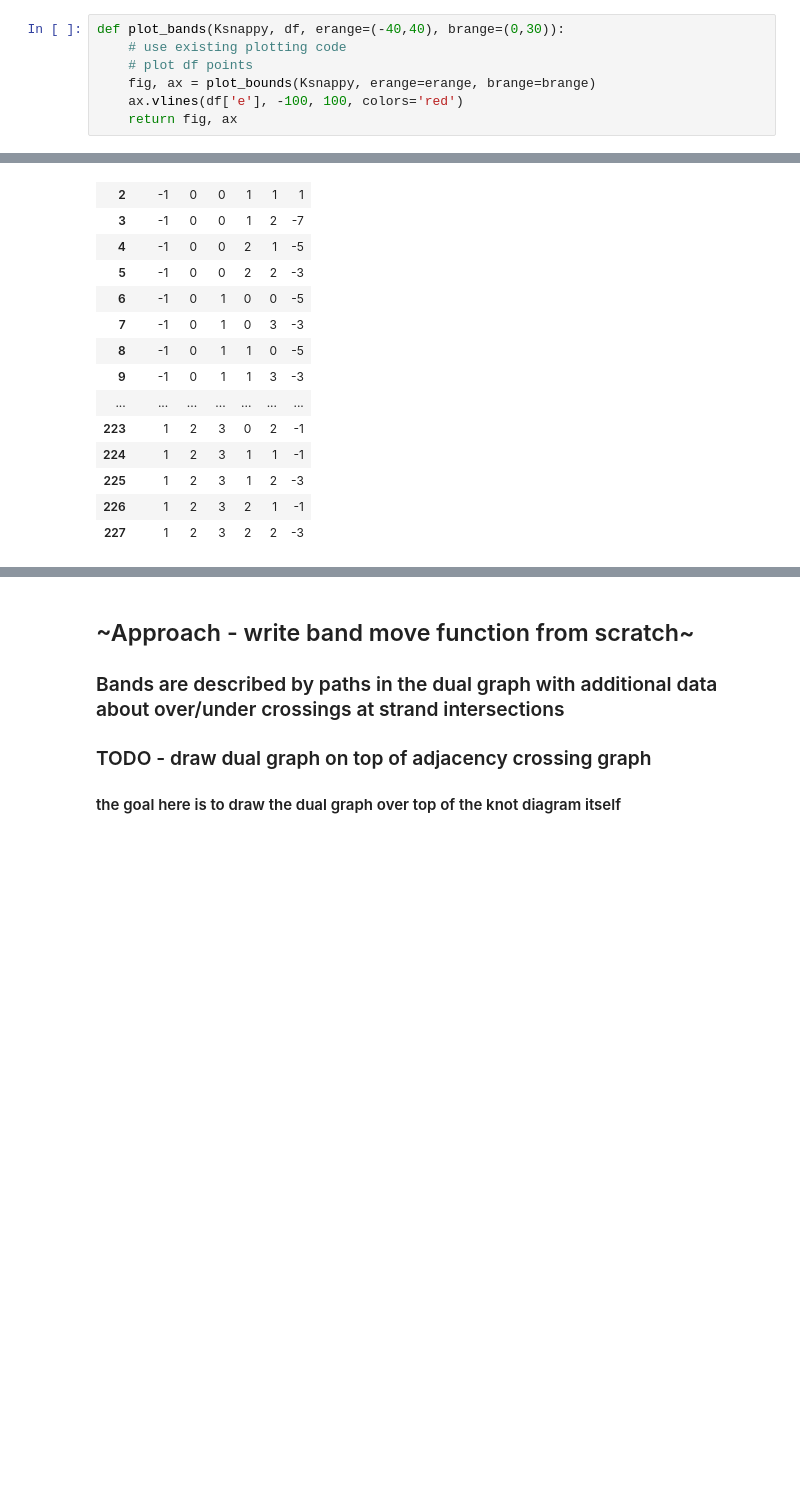
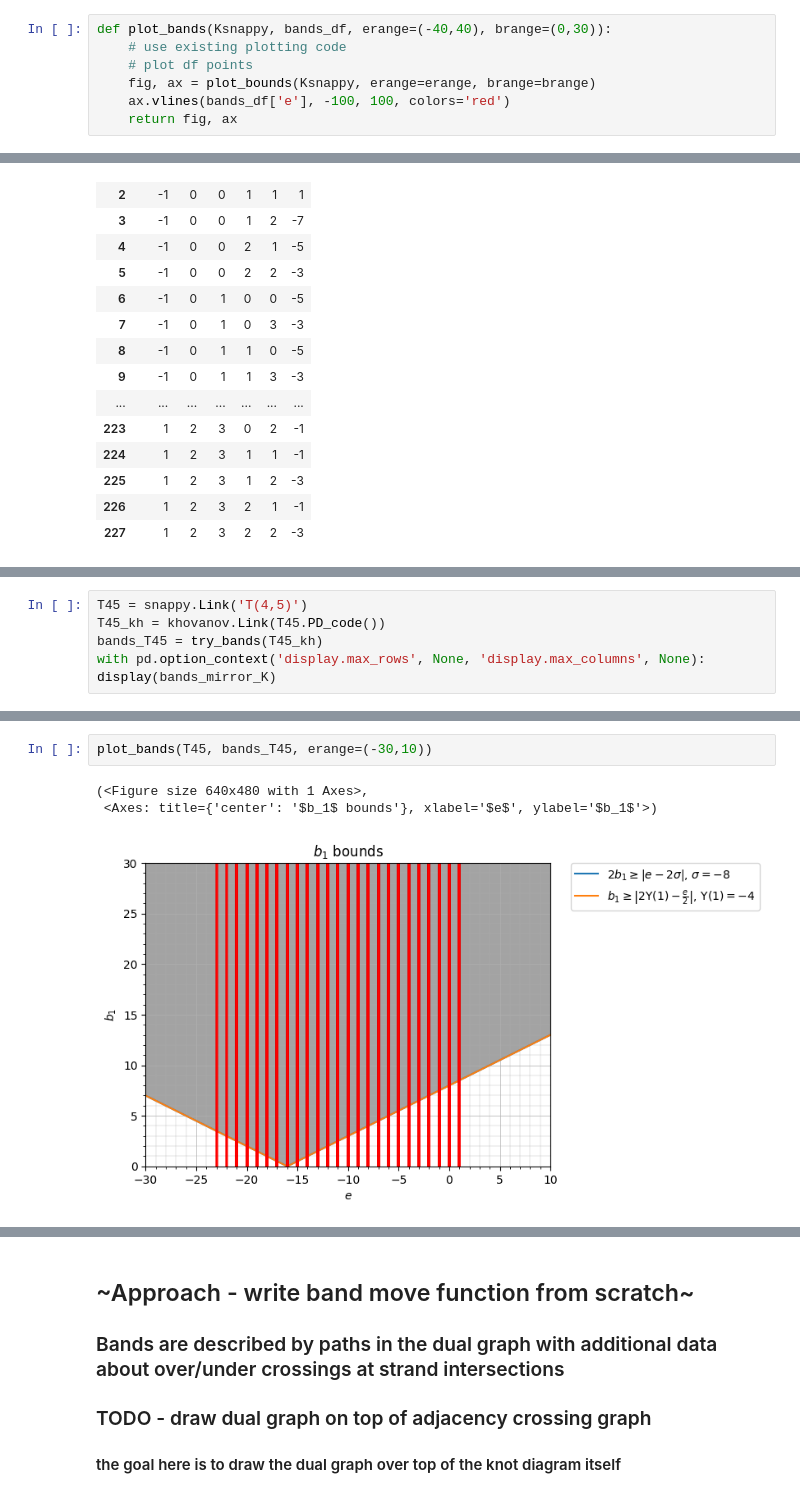
Before and after one commit to JulesGB/KnotGeography, a Jupyter notebook: band moves via dual graph.ipynb, the cells around one changed output, grey strips where cells are left out. Saved outputs shown, nothing was run; the diff lists cells and outputs as text; blank space fills up the shorter version.

Commit message:
band plots for T(4,5), T(4,7)

```diff
--- a/band moves via dual graph.ipynb
+++ b/band moves via dual graph.ipynb
@@ -86,9 +89,9 @@ def try_bands(knot : khovanov.Link):
     return pd.DataFrame(zip(twists, c0s, s0s, c1s, s1s, es),
                         columns=['twist', 'c0', 's0', 'c1', 's1', 'e'])
 # %%
-def plot_bands(Ksnappy, df, erange=(-40,40), brange=(0,30)):
+def plot_bands(Ksnappy, bands_df, erange=(-40,40), brange=(0,30)):
     # use existing plotting code
     # plot df points
     fig, ax = plot_bounds(Ksnappy, erange=erange, brange=brange)
-    ax.vlines(df['e'], -100, 100, colors='red')
+    ax.vlines(bands_df['e'], -100, 100, colors='red')
     return fig, ax
@@ -153,0 +163,5 @@ plot_bands(K.mirror(), bands_mirror_K, erange=(-20,10))
+# %%
+T45 = snappy.Link('T(4,5)')
+T45_kh = khovanov.Link(T45.PD_code())
+bands_T45 = try_bands(T45_kh)
+with pd.option_context('display.max_rows', None, 'display.max_columns', None): display(bands_mirror_K)
@@ -153,0 +188,6 @@ plot_bands(K.mirror(), bands_mirror_K, erange=(-20,10))
+# %%
+plot_bands(T45, bands_T45, erange=(-30,10))
+# %% [output]
+(<Figure size 640x480 with 1 Axes>,
+ <Axes: title={'center': '$b_1$ bounds'}, xlabel='$e$', ylabel='$b_1$'>)
+[figure, added]
```
Also changed, not shown: parts of 15 cells of this notebook.
